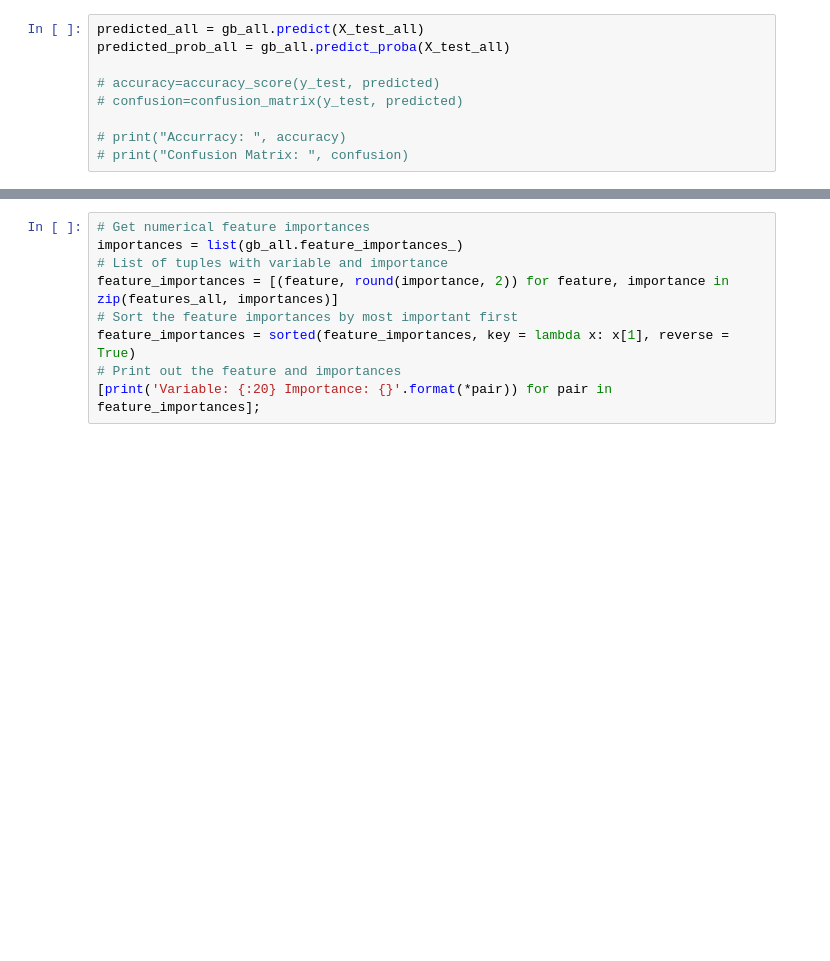
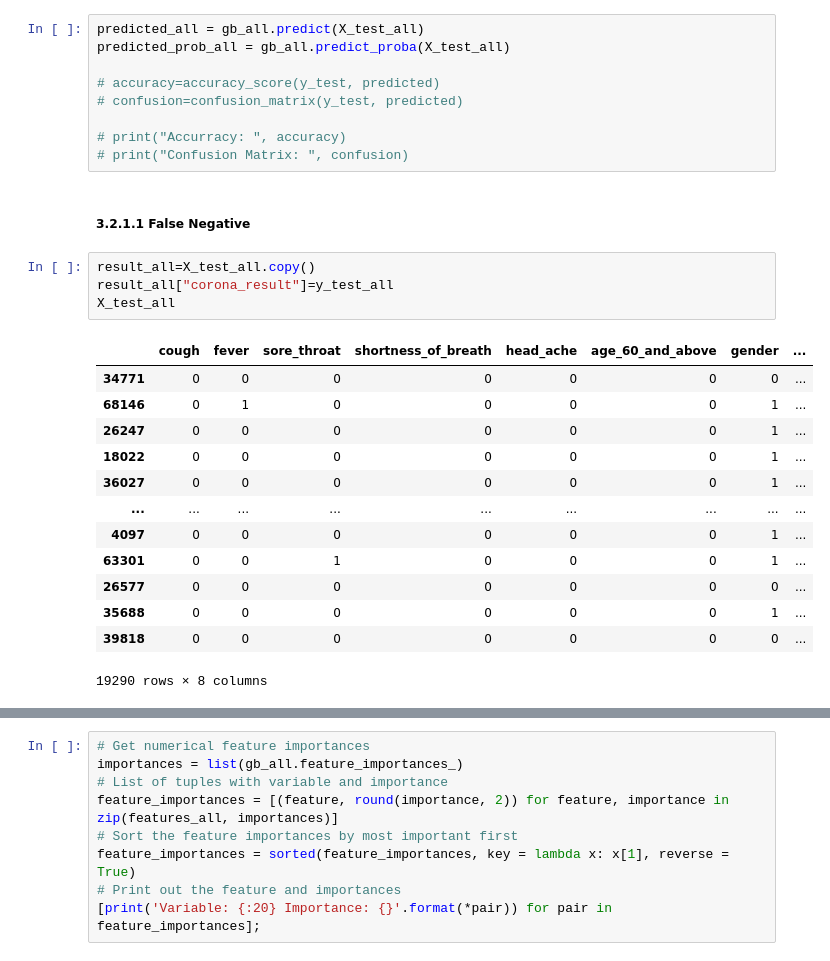
Before and after one commit to oraclekaia/dm, a Jupyter notebook: project1.ipynb, the cells around one changed output, grey strips where cells are left out. Cells and saved outputs as stored; diff of their text form; blank space fills up the shorter version.

```diff
--- a/project1.ipynb
+++ b/project1.ipynb
@@ -613,3 +653,23 @@ predicted_prob_all = gb_all.predict_proba(X_test_all)
 
 # print("Accurracy: ", accuracy)
 # print("Confusion Matrix: ", confusion)
+# %% [markdown]
+##### 3.2.1.1 False Negative
+# %%
+result_all=X_test_all.copy()
+result_all["corona_result"]=y_test_all
+X_test_all
+# %% [output]
+|  | cough | fever | sore_throat | shortness_of_breath | head_ache | age_60_and_above | gender | ... |
+| 34771 | 0 | 0 | 0 | 0 | 0 | 0 | 0 | ... |
+| 68146 | 0 | 1 | 0 | 0 | 0 | 0 | 1 | ... |
+| 26247 | 0 | 0 | 0 | 0 | 0 | 0 | 1 | ... |
+| 18022 | 0 | 0 | 0 | 0 | 0 | 0 | 1 | ... |
+| 36027 | 0 | 0 | 0 | 0 | 0 | 0 | 1 | ... |
+| ... | ... | ... | ... | ... | ... | ... | ... | ... |
+| 4097 | 0 | 0 | 0 | 0 | 0 | 0 | 1 | ... |
+| 63301 | 0 | 0 | 1 | 0 | 0 | 0 | 1 | ... |
+| 26577 | 0 | 0 | 0 | 0 | 0 | 0 | 0 | ... |
+| 35688 | 0 | 0 | 0 | 0 | 0 | 0 | 1 | ... |
+| 39818 | 0 | 0 | 0 | 0 | 0 | 0 | 0 | ... |
+19290 rows × 8 columns
```
Also changed, not shown: parts of 58 cells of this notebook.
